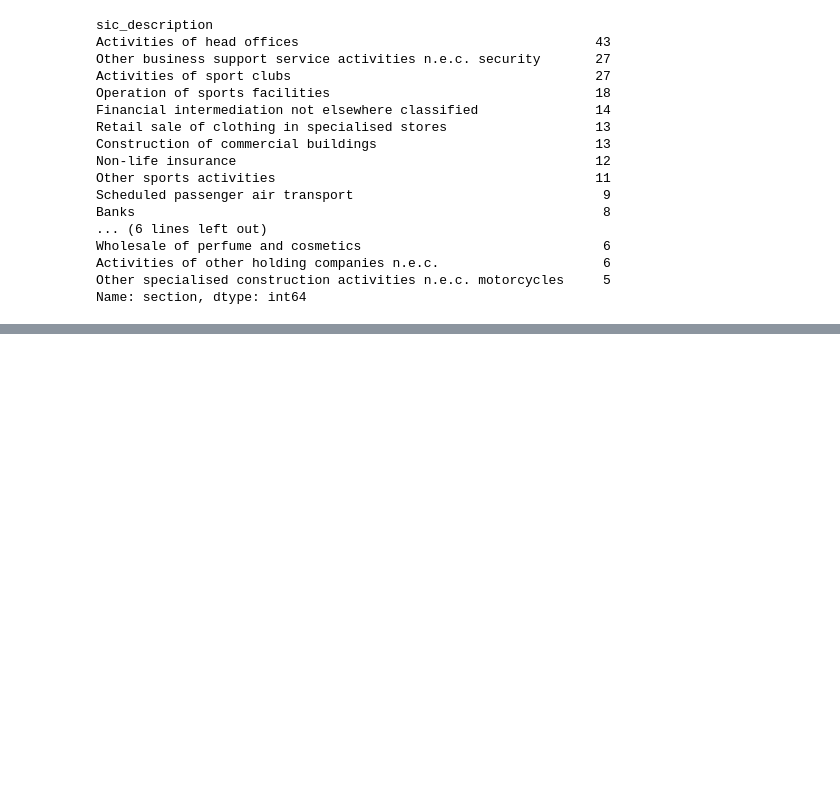
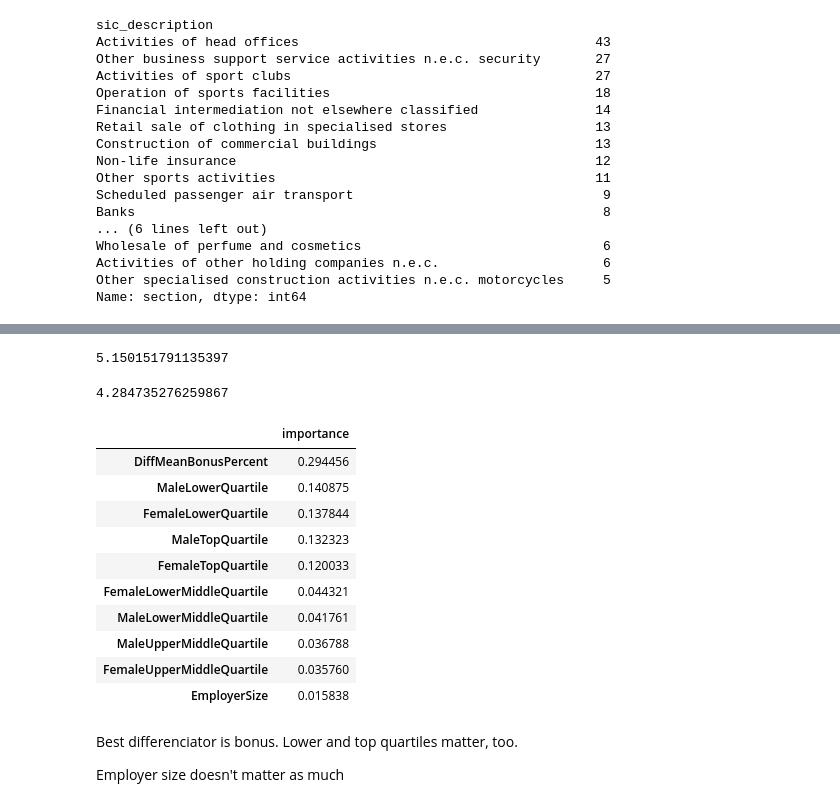
Before and after one commit to Ads2020Group6/data-exploration, a Jupyter notebook: Let_me_retire_already.ipynb, the cells around one changed output, grey strips where cells are left out. Saved outputs shown, nothing was run; the diff lists cells and outputs as text; code cells hidden in the pictures; blank space fills up the shorter version.

Commit message:
random forest trial

```diff
--- a/Let_me_retire_already.ipynb
+++ b/Let_me_retire_already.ipynb
@@ -464,0 +559,14 @@ Name: section, dtype: int64
+# %%
+train_X, val_X, train_y, val_y = train_test_split(X, y, random_state = 0)
+
+# Define model. Specify a number for random_state to ensure same results each run
+model = DecisionTreeRegressor(random_state=1)
+
+# Fit model
+model.fit(train_X, train_y)
+
+# get predicted prices on validation data
+val_predictions = model.predict(val_X)
+print(mean_absolute_error(val_y, val_predictions))
+# %% [output]
+5.150151791135397
@@ -464,0 +575,28 @@ Name: section, dtype: int64
+# %%
+forest_model = RandomForestRegressor(random_state=1)
+forest_model.fit(train_X, train_y)
+new_preds = forest_model.predict(val_X)
+print(mean_absolute_error(val_y, new_preds))
+# %% [output]
+4.284735276259867
+# %%
+feature_importances = pd.DataFrame(forest_model.feature_importances_,
+index = train_X.columns,
+columns=['importance']).sort_values('importance', ascending=False)
+feature_importances
+# %% [output]
+|  | importance |
+| DiffMeanBonusPercent | 0.294456 |
+| MaleLowerQuartile | 0.140875 |
+| FemaleLowerQuartile | 0.137844 |
+| MaleTopQuartile | 0.132323 |
+| FemaleTopQuartile | 0.120033 |
+| FemaleLowerMiddleQuartile | 0.044321 |
+| MaleLowerMiddleQuartile | 0.041761 |
+| MaleUpperMiddleQuartile | 0.036788 |
+| FemaleUpperMiddleQuartile | 0.035760 |
+| EmployerSize | 0.015838 |
+# %% [markdown]
+Best differenciator is bonus. Lower and top quartiles matter, too.
+
+Employer size doesn't matter as much
```
Also changed, not shown: parts of 13 cells of this notebook.
